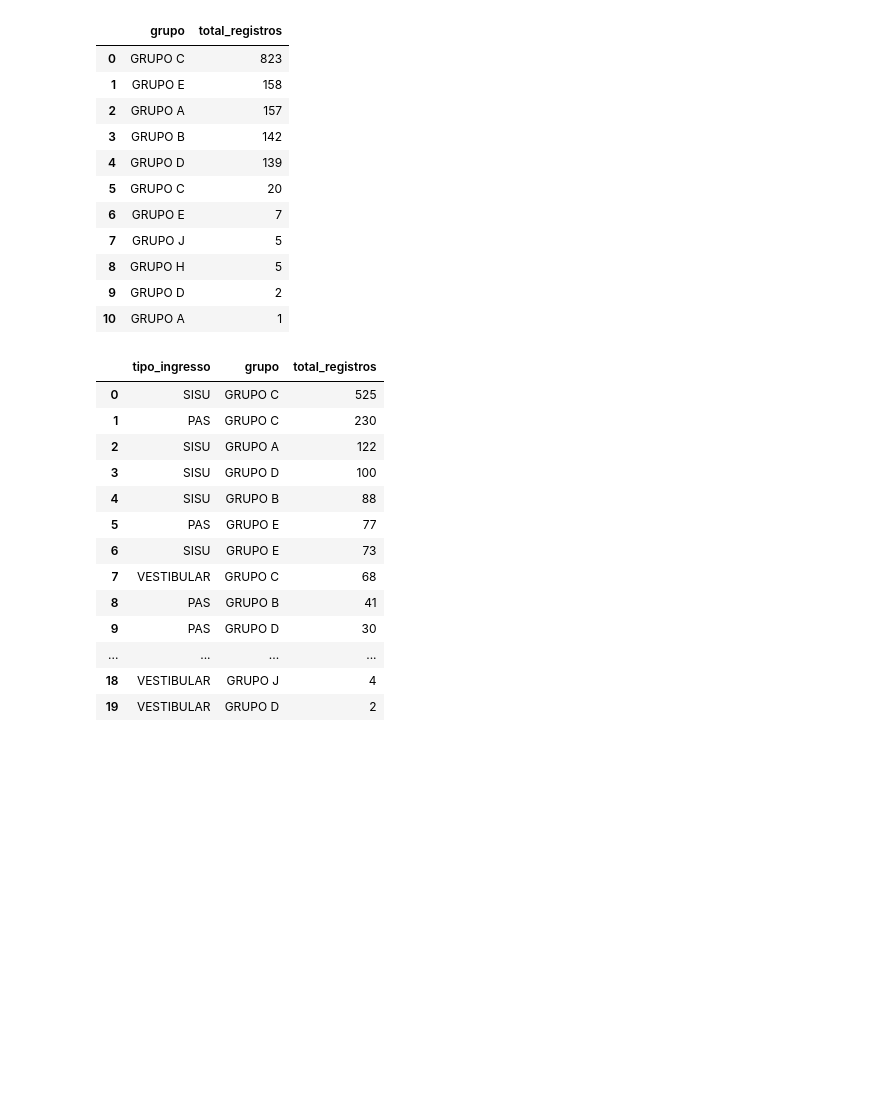
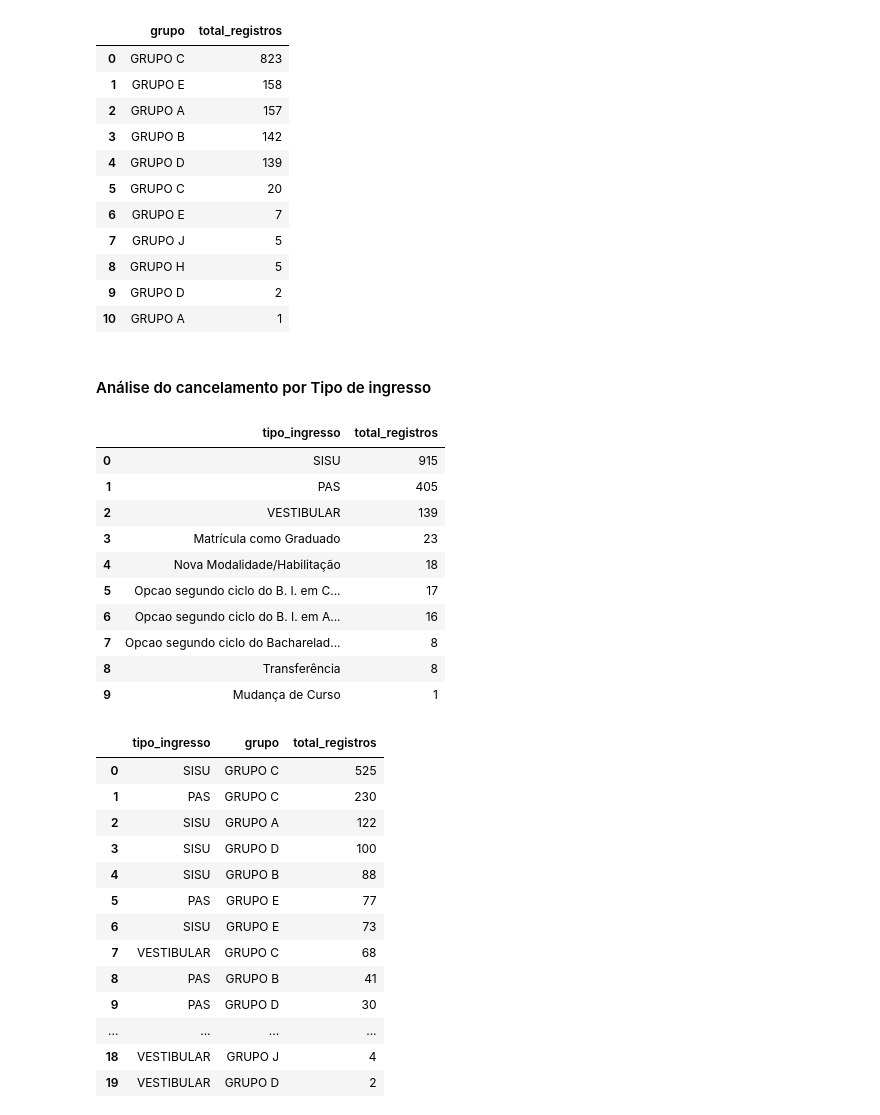
Before and after one commit to carlosrodriguesjf/analise-de-cancelamentos-de-matriculas, a Jupyter notebook: scripts/analise-dados.ipynb, the cells around one changed output. Saved outputs shown, nothing was run; the diff lists cells and outputs as text; code cells hidden in the pictures; blank space fills up the shorter version.

```diff
--- a/scripts/analise-dados.ipynb
+++ b/scripts/analise-dados.ipynb
@@ -774,3 +780,20 @@ df_cancelamentos_filtrada.groupby(['grupo']).size().sort_values(ascending=False)
+# %% [markdown]
+#### Análise do cancelamento por Tipo de ingresso
+# %%
+# verificando qual o total de registros agrupados por grupo e por tipo de ingresso
+df_cancelamentos.groupby('tipo_ingresso').size().sort_values(ascending=False).reset_index(name='total_registros')
+# %% [output]
+|  | tipo_ingresso | total_registros |
+| 0 | SISU | 915 |
+| 1 | PAS | 405 |
+| 2 | VESTIBULAR | 139 |
+| 3 | Matrícula como Graduado | 23 |
+| 4 | Nova Modalidade/Habilitação | 18 |
+| 5 | Opcao segundo ciclo do B. I. em C... | 17 |
+| 6 | Opcao segundo ciclo do B. I. em A... | 16 |
+| 7 | Opcao segundo ciclo do Bacharelad... | 8 |
+| 8 | Transferência | 8 |
+| 9 | Mudança de Curso | 1 |
 # %%
 # verificando qual o total de registros agrupados por grupo e por tipo de ingresso
 df_cancelamentos_filtrada.groupby(['tipo_ingresso','grupo']).size().sort_values(ascending=False).reset_index(name='total_registros')
```
Also changed, not shown: parts of 5 cells of this notebook, 5 other files.
